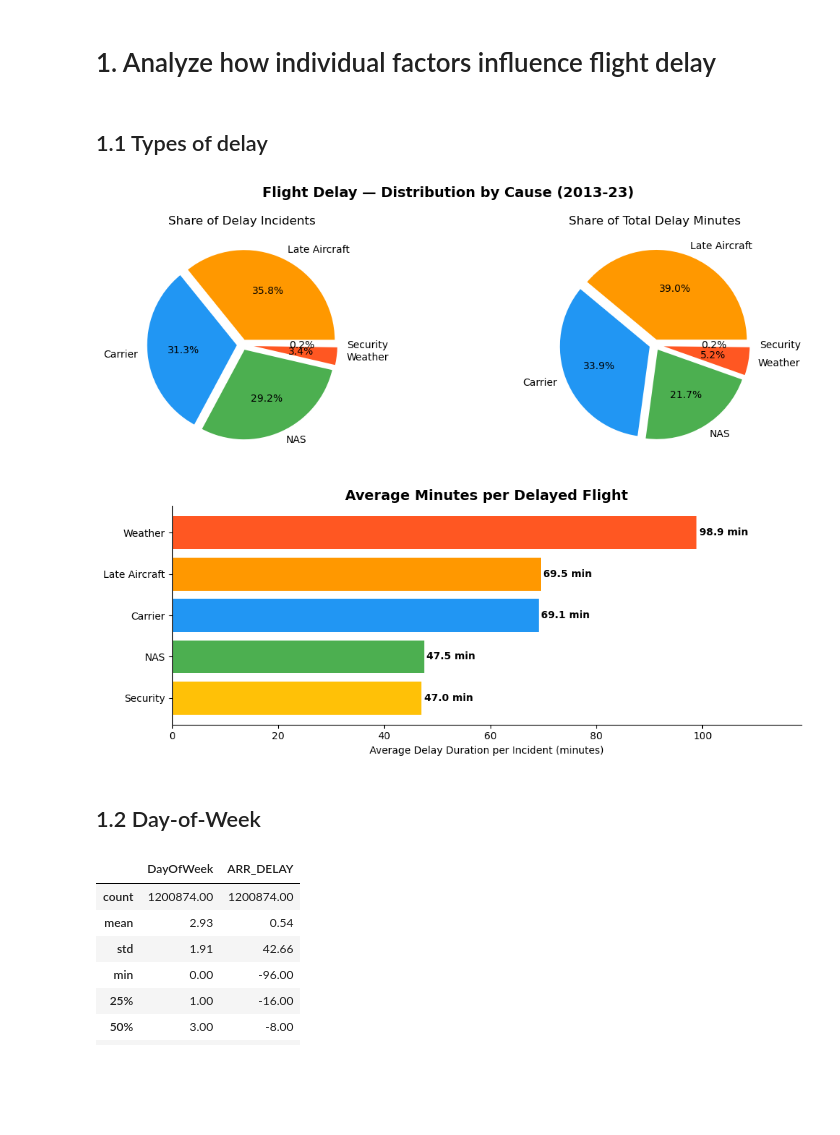
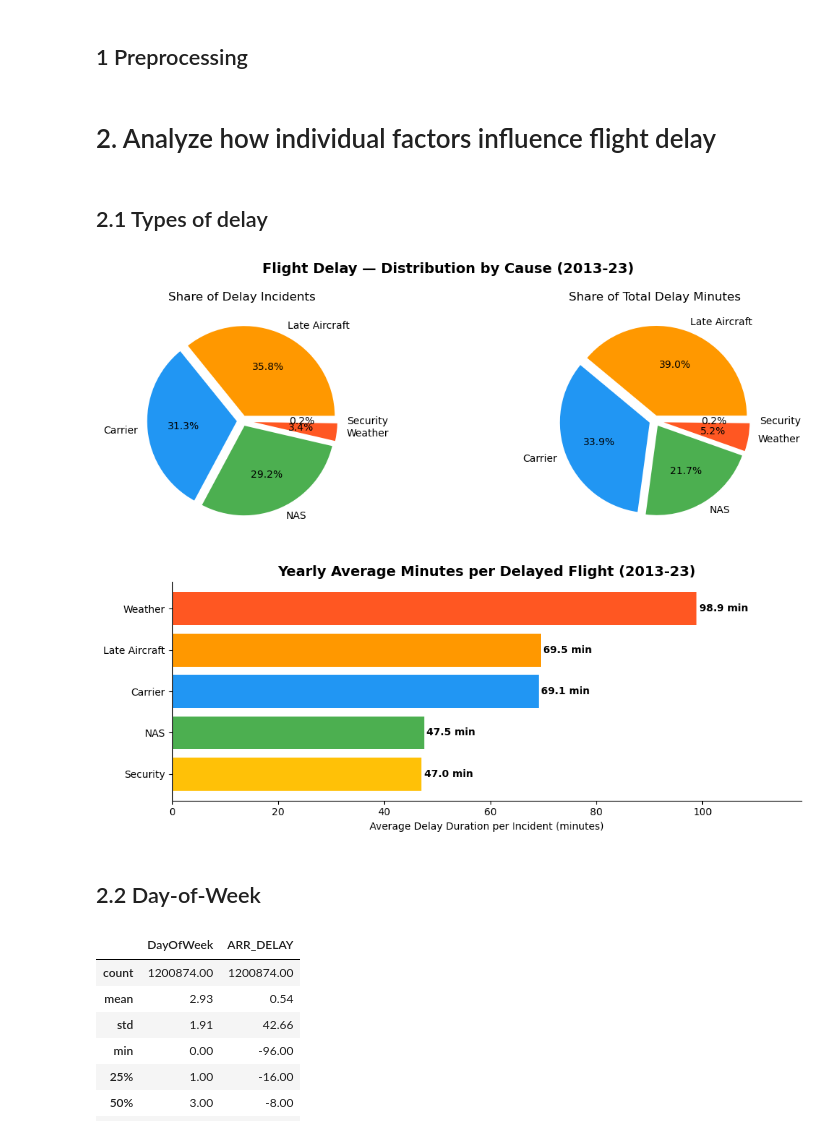
Before and after one commit to KuanchengWang/ECE143-WI26-G7, a Jupyter notebook: main_analysis.ipynb, the cells around one changed output. Saved outputs shown, nothing was run; the diff lists cells and outputs as text; code cells hidden in the pictures; blank space fills up the shorter version.

```diff
--- a/main_analysis.ipynb
+++ b/main_analysis.ipynb
@@ -1,2 +3,15 @@
+# %% [markdown]
+## 1 Preprocessing
+# %%
+# Automatically reload modules from src when they change
+%load_ext autoreload
+%autoreload 2
+
+from src.preprocessing import Preprocessing
+Preprocessor = Preprocessing()
+Preprocessor.make_dir()
+df = Preprocessor.download_data()
+df = Preprocessor.get_clean_data(df)
+Preprocessor.save_data(df)
 # %% [markdown]
-# 1. Analyze how individual factors influence flight delay
+# 2. Analyze how individual factors influence flight delay
@@ -6,15 +18,15 @@
 # %% [markdown]
-## 1.1 Types of delay
+## 2.1 Types of delay
 # %%
 from src.cause_analysis import DelayCauseAnalysis
-DelayCauseAnalyzer = DelayCauseAnalysis()
+DelayCauseAnalyzer = DelayCauseAnalysis(df)
 DelayCauseAnalyzer.plot_incidents_and_minutes()
 DelayCauseAnalyzer.plot_avg_delay_per_delayed_flight()
 # %% [output]
 [figure]
-[figure, old version]
+[figure, new version]
 # %% [markdown]
-## 1.2 Day-of-Week
+## 2.2 Day-of-Week
 # %%
 from src.day_of_week import DayOfWeekAnalysis
 DayOfWeekAnalyzer = DayOfWeekAnalysis("dataset/Cleaned_Airline_Data.csv")
```
Also changed, not shown: parts of 11 cells of this notebook, 8 other files.
